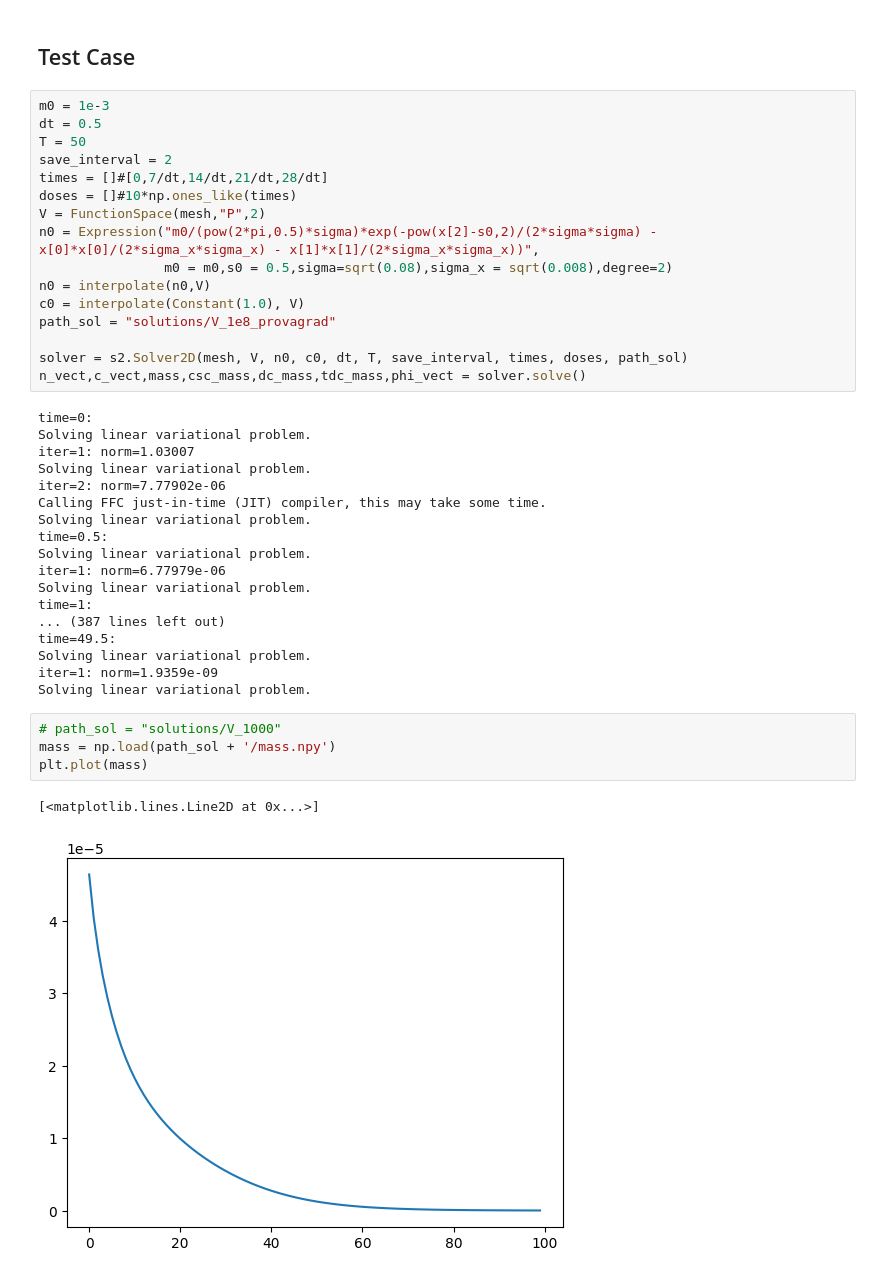
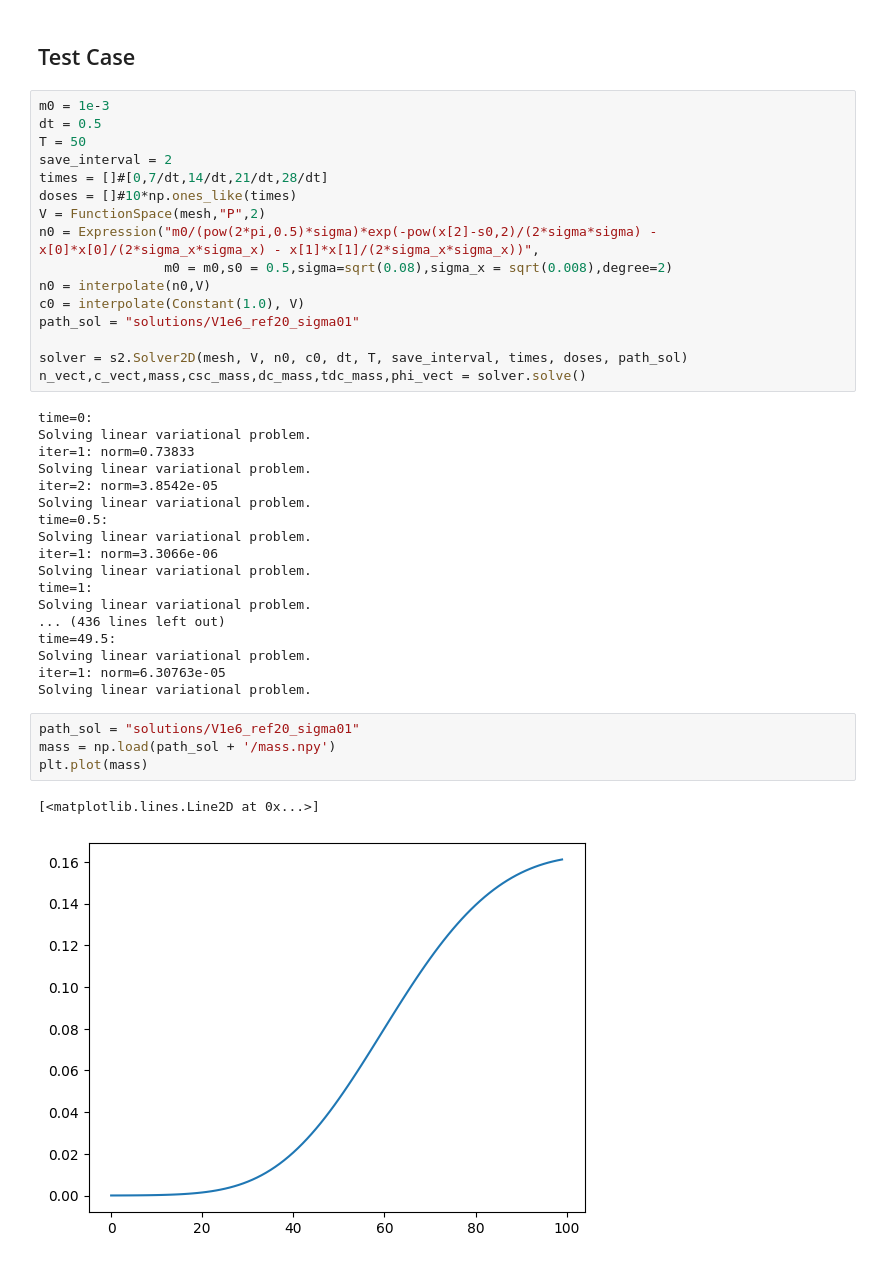
Before and after one commit to saragazzoni/Master_Thesis, a Jupyter notebook: Model2D/main.ipynb, the cells around one changed output. Cells and saved outputs as stored; diff of their text form.

```diff
--- a/Model2D/main.ipynb
+++ b/Model2D/main.ipynb
@@ -27,35 +30,35 @@ n0 = Expression("m0/(pow(2*pi,0.5)*sigma)*exp(-pow(x[2]-s0,2)/(2*sigma*sigma) -
                 m0 = m0,s0 = 0.5,sigma=sqrt(0.08),sigma_x = sqrt(0.008),degree=2)
 n0 = interpolate(n0,V)
 c0 = interpolate(Constant(1.0), V)
-path_sol = "solutions/V_1e8_provagrad"
+path_sol = "solutions/V1e6_ref20_sigma01"
 
 solver = s2.Solver2D(mesh, V, n0, c0, dt, T, save_interval, times, doses, path_sol)
 n_vect,c_vect,mass,csc_mass,dc_mass,tdc_mass,phi_vect = solver.solve()
 # %% [output]
 time=0:
 Solving linear variational problem.
-iter=1: norm=1.03007
+iter=1: norm=0.73833
 Solving linear variational problem.
-iter=2: norm=7.77902e-06
-Calling FFC just-in-time (JIT) compiler, this may take some time.
+iter=2: norm=3.8542e-05
 Solving linear variational problem.
 time=0.5:
 Solving linear variational problem.
-iter=1: norm=6.77979e-06
+iter=1: norm=3.3066e-06
 Solving linear variational problem.
 time=1:
-... (387 lines left out)
+Solving linear variational problem.
+... (436 lines left out)
 time=49.5:
 Solving linear variational problem.
-iter=1: norm=1.9359e-09
+iter=1: norm=6.30763e-05
 Solving linear variational problem.
 # %%
-# path_sol = "solutions/V_1000"
+path_sol = "solutions/V1e6_ref20_sigma01"
 mass = np.load(path_sol + '/mass.npy')
 plt.plot(mass)
 # %% [output]
 [<matplotlib.lines.Line2D at 0x...>]
-[figure, old version]
+[figure, new version]
 # %%
 # oxygen level test case 1
 c = Function(V)
```
Also changed, not shown: parts of 3 cells of this notebook, 4 other files.
